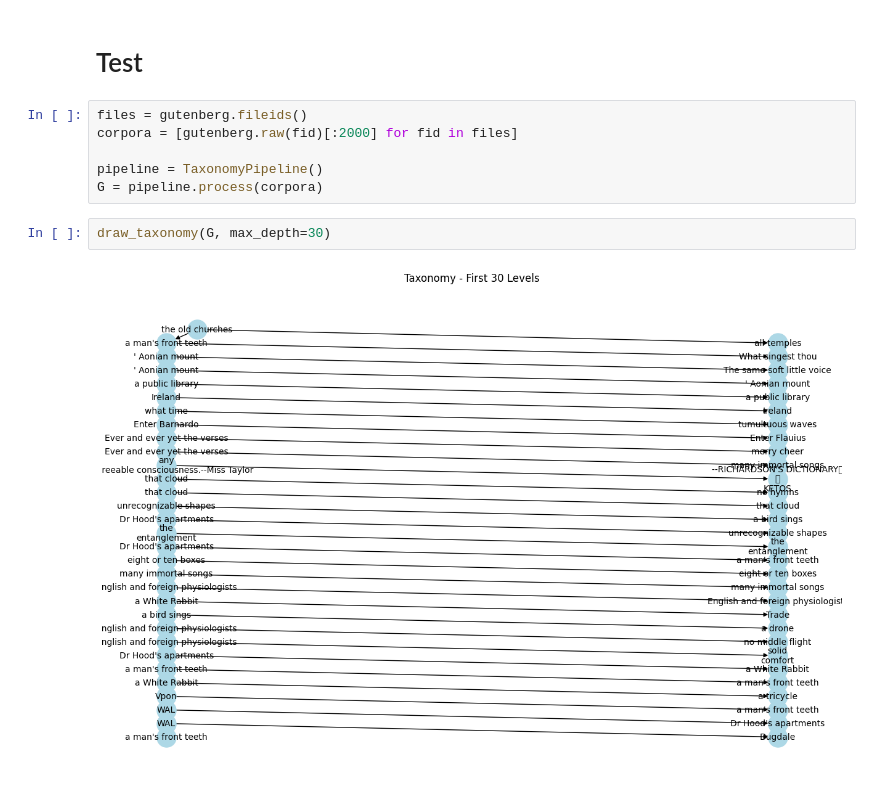
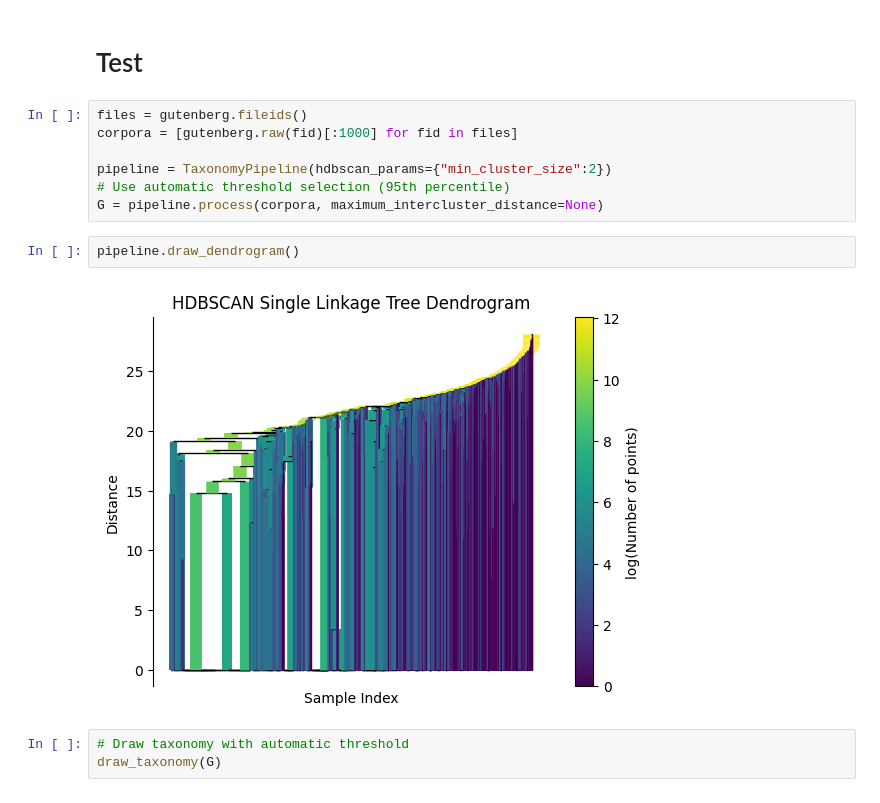
Before and after one commit to IsaacFigNewton/Taxonomic-Span-Categorization, a Jupyter notebook: HDBSCAN_for_ATC.ipynb, the cells around one changed output. Saved outputs shown, nothing was run; the diff lists cells and outputs as text.

```diff
--- a/HDBSCAN_for_ATC.ipynb
+++ b/HDBSCAN_for_ATC.ipynb
@@ -263,11 +431,15 @@ class TaxonomyPipeline:
 # Test
 # %%
 files = gutenberg.fileids()
-corpora = [gutenberg.raw(fid)[:2000] for fid in files]
+corpora = [gutenberg.raw(fid)[:1000] for fid in files]
 
-pipeline = TaxonomyPipeline()
-G = pipeline.process(corpora)
+pipeline = TaxonomyPipeline(hdbscan_params={"min_cluster_size":2})
+# Use automatic threshold selection (95th percentile)
+G = pipeline.process(corpora, maximum_intercluster_distance=None)
-# %%
-draw_taxonomy(G, max_depth=30)
-# %% [output]
-[figure, removed]
+# %%
+pipeline.draw_dendrogram()
+# %% [output]
+[figure, added]
+# %%
+# Draw taxonomy with automatic threshold
+draw_taxonomy(G)
```
Also changed, not shown: parts of 7 cells of this notebook.
